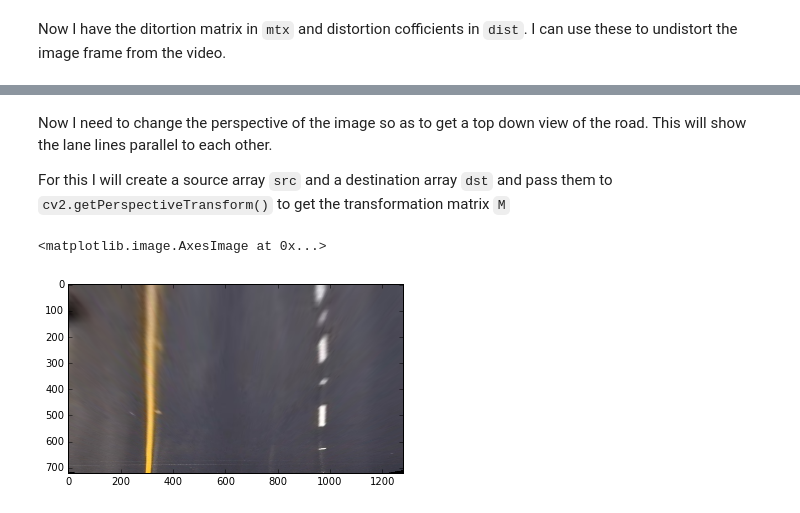
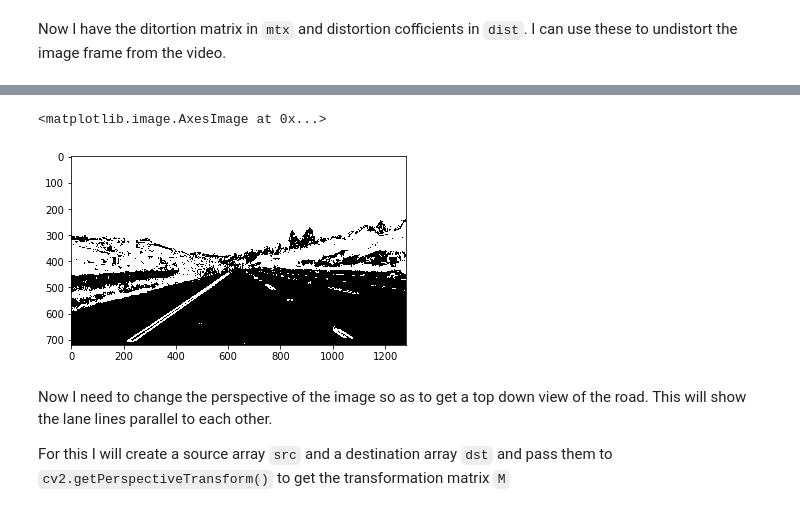
Before and after one commit to nikhil-sinnarkar/CarND-Advanced-Lane-Lines-master, a Jupyter notebook: notebook.ipynb, the cells around one changed output, grey strips where cells are left out. Cells and saved outputs as stored; diff of their text form; code cells hidden in the pictures.

```diff
--- a/notebook.ipynb
+++ b/notebook.ipynb
@@ -70,14 +114,18 @@ mpimg.imsave('straight_lines1_undistorted.jpg',u_img)
+# %%
+combined_binary = add_binary(s_binary, sxbinary)
+plt.imshow(combined_binary, cmap='gray')
+# %% [output]
+<matplotlib.image.AxesImage at 0x...>
+[figure, added]
 # %% [markdown]
 Now I need to change the perspective of the image so as to get a top down view of the road. This will show the lane lines parallel to each other.
 
 For this I will create a source array `src` and a destination array `dst` and pass them to `cv2.getPerspectiveTransform()` to get the transformation matrix `M`
 # %%
-src = np.float32([[180,660], [580,450], [700,450], [1130,660]])
-dst = np.float32([[200,719], [200,0], [1079,0], [1079,719]])
+src = np.float32([[180,660], [560,460], [720,460], [1130,660]])
+dst = np.float32([[200,719], [200,0], [979,0], [979,719]])
 M = cv2.getPerspectiveTransform(src, dst)
+M_inv = cv2.getPerspectiveTransform(dst, src)
 img_size = (u_img.shape[1], u_img.shape[0])
-warped = cv2.warpPerspective(u_img, M, img_size, flags=cv2.INTER_LINEAR)
-plt.imshow(warped)
+def warp(image, M):
+    return cv2.warpPerspective(image, M, img_size, flags=cv2.INTER_LINEAR)
-# %% [output]
-<matplotlib.image.AxesImage at 0x...>
-[figure, removed]
```
Also changed, not shown: parts of 17 cells of this notebook.
